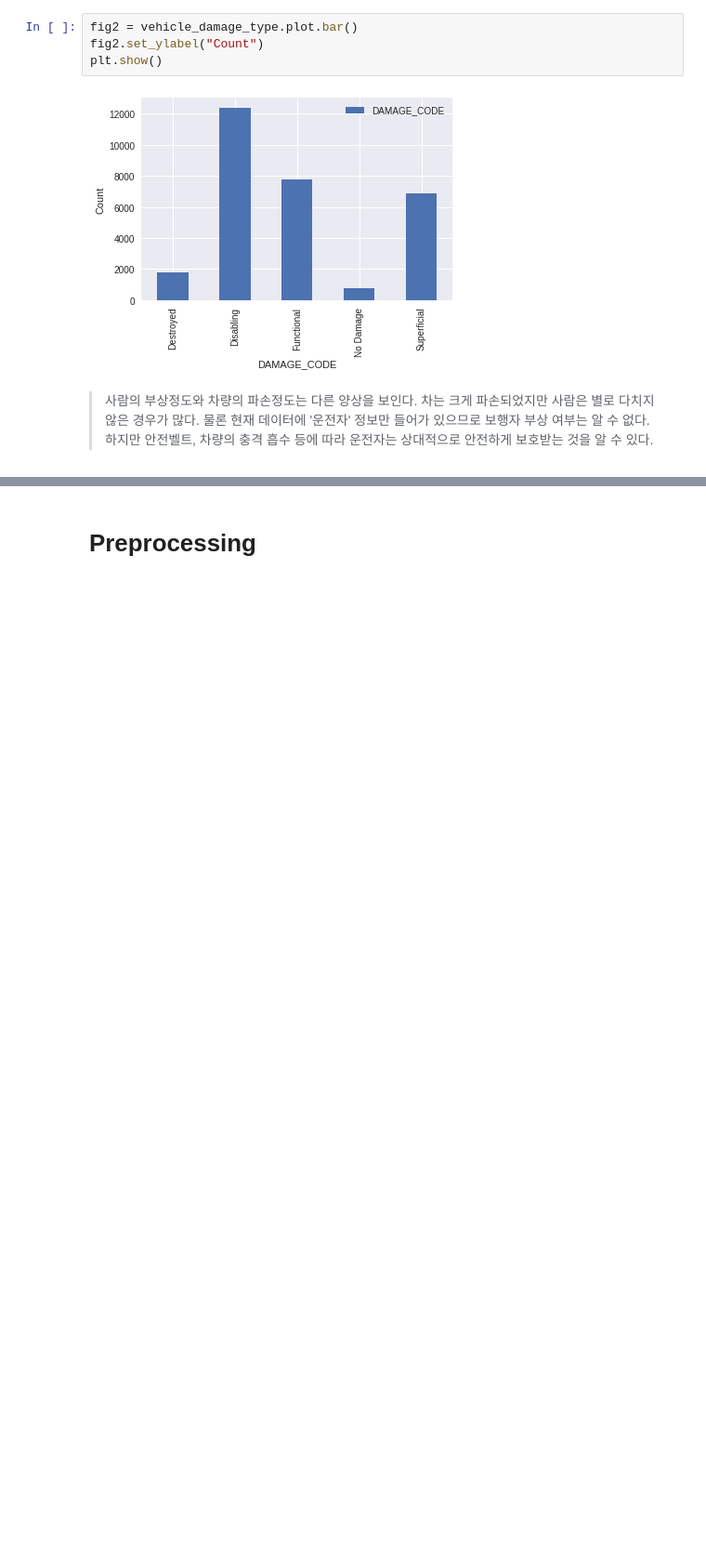
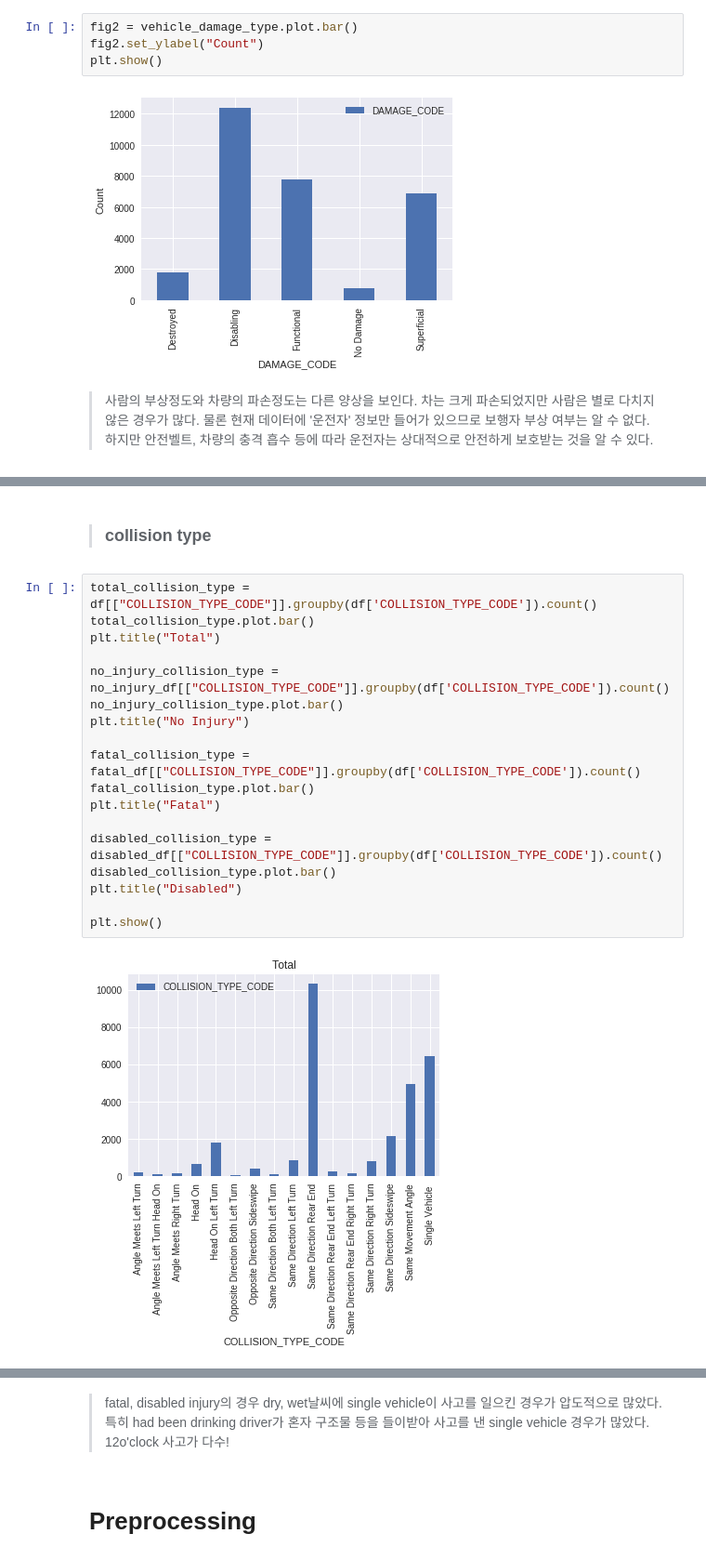
Before and after one commit to wonkim0512/DM, a Jupyter notebook: 06.formulation/06.formulation.ipynb, the cells around one changed output, grey strips where cells are left out. Shown at 93% size. Drawn from its saved outputs; the diff is of its cells as text; blank space fills up the shorter version.

```diff
--- a/06.formulation/06.formulation.ipynb
+++ b/06.formulation/06.formulation.ipynb
@@ -75,0 +214,22 @@ plt.show()
+# %% [markdown]
+> ### collision type
+# %%
+total_collision_type = df[["COLLISION_TYPE_CODE"]].groupby(df['COLLISION_TYPE_CODE']).count()
+total_collision_type.plot.bar()
+plt.title("Total")
+
+no_injury_collision_type = no_injury_df[["COLLISION_TYPE_CODE"]].groupby(df['COLLISION_TYPE_CODE']).count()
+no_injury_collision_type.plot.bar()
+plt.title("No Injury")
+
+fatal_collision_type = fatal_df[["COLLISION_TYPE_CODE"]].groupby(df['COLLISION_TYPE_CODE']).count()
+fatal_collision_type.plot.bar()
+plt.title("Fatal")
+
+disabled_collision_type = disabled_df[["COLLISION_TYPE_CODE"]].groupby(df['COLLISION_TYPE_CODE']).count()
+disabled_collision_type.plot.bar()
+plt.title("Disabled")
+
+plt.show()
+# %% [output]
+[figure, added]
@@ -76,3 +239,5 @@ plt.show()
+# %% [markdown]
+> fatal, disabled injury의 경우 dry, wet날씨에 single vehicle이 사고를 일으킨 경우가 압도적으로 많았다. 특히 had been drinking driver가 혼자 구조물 등을 들이받아 사고를 낸 single vehicle 경우가 많았다. 12o'clock 사고가 다수!
 # %% [markdown]
 # Preprocessing
 # %% [markdown]
```
Also changed, not shown: parts of 23 cells of this notebook.
